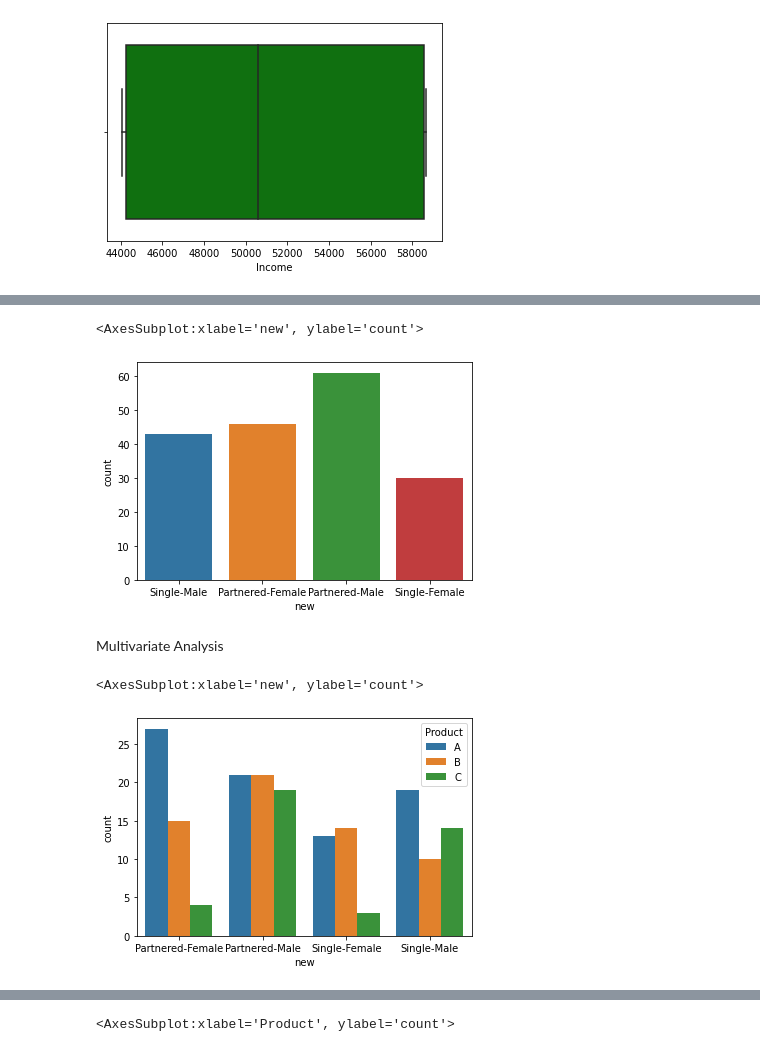
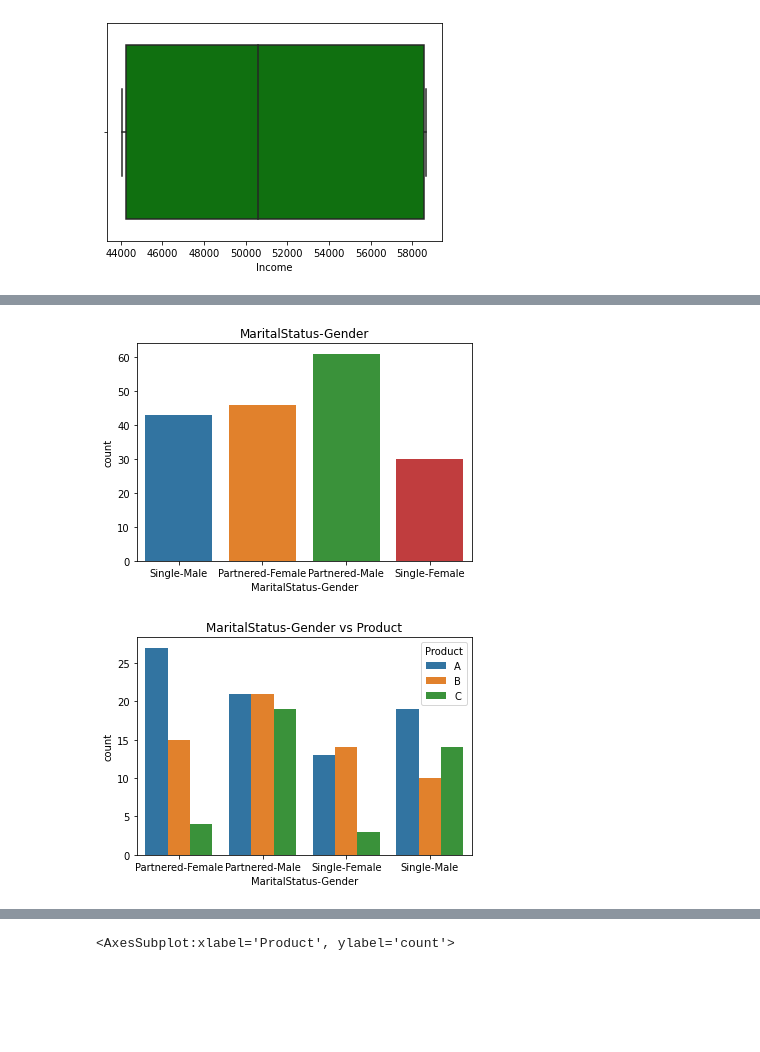
Before and after one commit to Kulvinder26/jupyter-notebooks, a Jupyter notebook: notebookfc0cd11ed1.ipynb, the cells around one changed output, grey strips where cells are left out. Drawn from its saved outputs; the diff is of its cells as text; code cells hidden in the pictures; blank space fills up the shorter version.

```diff
--- a/notebookfc0cd11ed1.ipynb
+++ b/notebookfc0cd11ed1.ipynb
@@ -170,21 +258,28 @@ sns.barplot(data=tmp,x='Gender',y='count',hue='Product')
 # %%
-tmp = data[['MaritalStatus','Gender']]
-tmp['new'] = tmp['MaritalStatus'] + '-' + tmp['Gender']
+cols = ['MaritalStatus','Gender']
+tmp = data[cols]
 
-sns.countplot(tmp['new'])
+name = "-".join(cols)
+tmp[name] = tmp['MaritalStatus'] + '-' + tmp['Gender']
+
+sns.countplot(data=tmp,x=name).set(title=name)
+plt.show()
 # %% [output]
-<AxesSubplot:xlabel='new', ylabel='count'>
-[figure, old version]
+[figure, new version]
-# %% [markdown]
-Multivariate Analysis
 # %%
-tmp = data[['MaritalStatus','Gender','Product']]
-tmp['new'] = tmp['MaritalStatus'] + '-' + tmp['Gender']
+cols = ['MaritalStatus','Gender']
+
+
+
+tmp = data[cols+['Product']]
+name = "-".join(cols)
+
+tmp[name] = tmp['MaritalStatus'] + '-' + tmp['Gender']
 tmp['count'] = 1
-tmp = tmp.groupby(['new','Product']).count()['count'].reset_index()
+tmp = tmp.groupby([name,'Product']).count()['count'].reset_index()
 tmp
-sns.barplot(data=tmp,x='new',hue='Product',y='count')
+sns.barplot(data=tmp,x=name,hue='Product',y='count').set(title=name +' vs Product')
+plt.show()
 # %% [output]
-<AxesSubplot:xlabel='new', ylabel='count'>
-[figure, old version]
+[figure, new version]
 # %%
```
Also changed, not shown: parts of 46 cells of this notebook.
